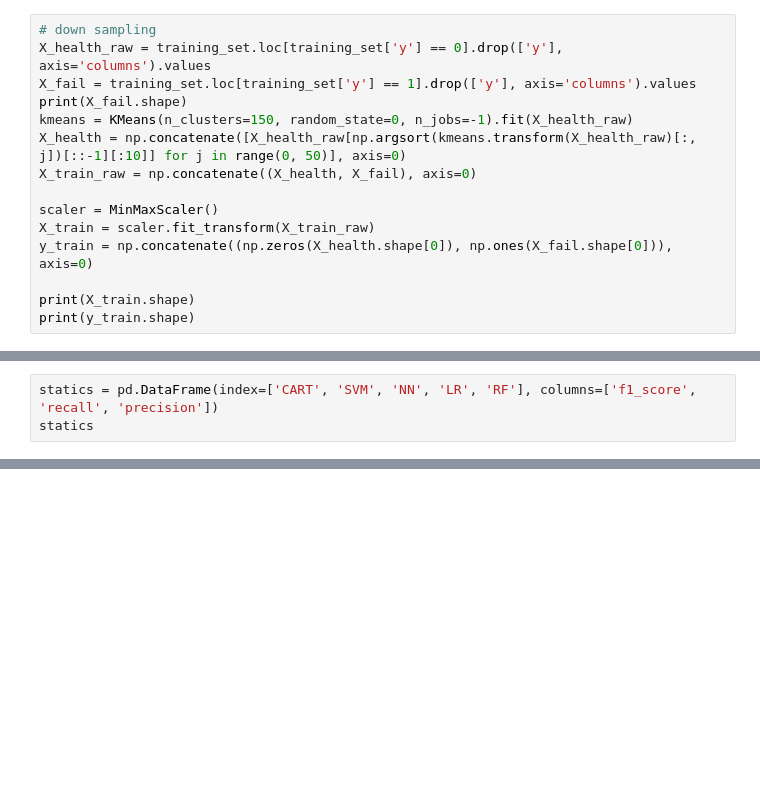
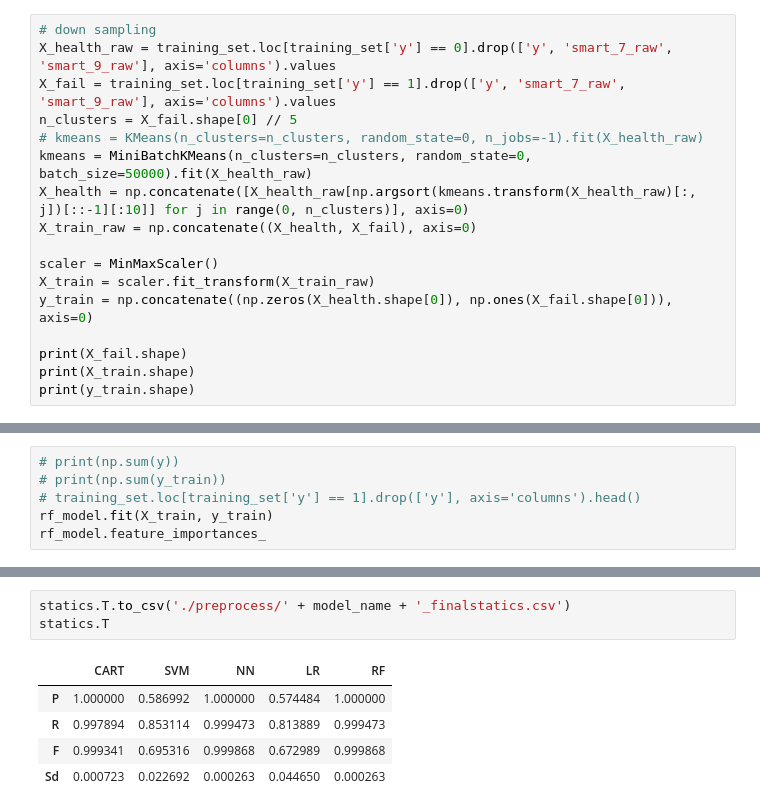
Before and after one commit to rzli6/ML-Storage, a Jupyter notebook: ACT/ATC17.ipynb, the cells around one changed output, grey strips where cells are left out. Cells and saved outputs as stored; diff of their text form; blank space fills up the shorter version.

```diff
--- a/ACT/ATC17.ipynb
+++ b/ACT/ATC17.ipynb
@@ -119,16 +159,18 @@ training_set.shape
 # %%
 # down sampling
-X_health_raw = training_set.loc[training_set['y'] == 0].drop(['y'], axis='columns').values
-X_fail = training_set.loc[training_set['y'] == 1].drop(['y'], axis='columns').values
-print(X_fail.shape)
-kmeans = KMeans(n_clusters=150, random_state=0, n_jobs=-1).fit(X_health_raw)
-X_health = np.concatenate([X_health_raw[np.argsort(kmeans.transform(X_health_raw)[:, j])[::-1][:10]] for j in range(0, 50)], axis=0)
+X_health_raw = training_set.loc[training_set['y'] == 0].drop(['y', 'smart_7_raw', 'smart_9_raw'], axis='columns').values
+X_fail = training_set.loc[training_set['y'] == 1].drop(['y', 'smart_7_raw', 'smart_9_raw'], axis='columns').values
+n_clusters = X_fail.shape[0] // 5
+# kmeans = KMeans(n_clusters=n_clusters, random_state=0, n_jobs=-1).fit(X_health_raw)
+kmeans = MiniBatchKMeans(n_clusters=n_clusters, random_state=0, batch_size=50000).fit(X_health_raw)
+X_health = np.concatenate([X_health_raw[np.argsort(kmeans.transform(X_health_raw)[:, j])[::-1][:10]] for j in range(0, n_clusters)], axis=0)
 X_train_raw = np.concatenate((X_health, X_fail), axis=0)
 
 scaler = MinMaxScaler()
 X_train = scaler.fit_transform(X_train_raw)
 y_train = np.concatenate((np.zeros(X_health.shape[0]), np.ones(X_fail.shape[0])), axis=0)
 
+print(X_fail.shape)
 print(X_train.shape)
 print(y_train.shape)
 # %% [output]
@@ -144,3 +185,0 @@ X_transformed.shape
-# %%
-statics = pd.DataFrame(index=['CART', 'SVM', 'NN', 'LR', 'RF'], columns=['f1_score', 'recall', 'precision'])
-statics
@@ -185,0 +220,6 @@ Name: LR, dtype: object
+# %%
+# print(np.sum(y))
+# print(np.sum(y_train))
+# training_set.loc[training_set['y'] == 1].drop(['y'], axis='columns').head()
+rf_model.fit(X_train, y_train)
+rf_model.feature_importances_
@@ -232,0 +280,9 @@ statics.T
+# %%
+statics.T.to_csv('./preprocess/' + model_name + '_finalstatics.csv')
+statics.T
+# %% [output]
+|  | CART | SVM | NN | LR | RF |
+| P | 1.000000 | 0.586992 | 1.000000 | 0.574484 | 1.000000 |
+| R | 0.997894 | 0.853114 | 0.999473 | 0.813889 | 0.999473 |
+| F | 0.999341 | 0.695316 | 0.999868 | 0.672989 | 0.999868 |
+| Sd | 0.000723 | 0.022692 | 0.000263 | 0.044650 | 0.000263 |
```
Also changed, not shown: parts of 28 cells of this notebook, 4 other files.
